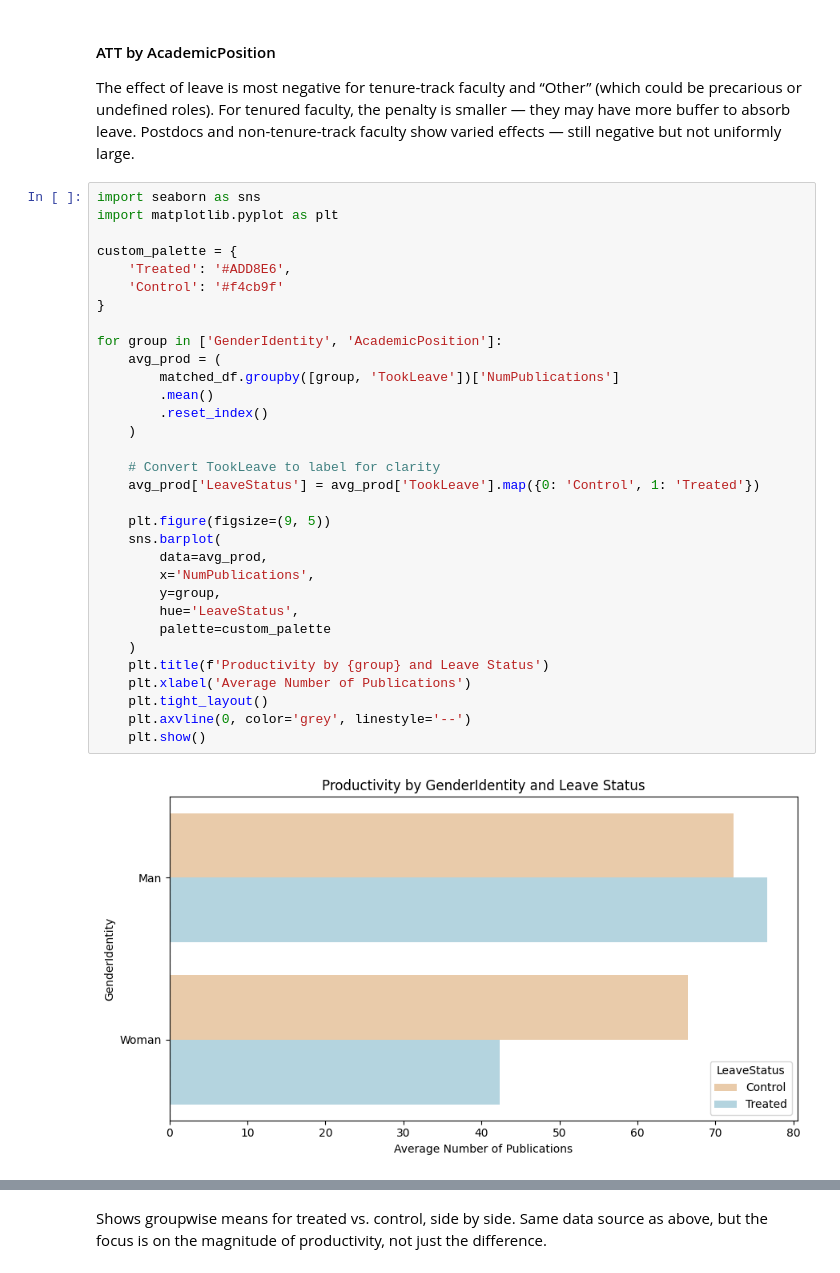
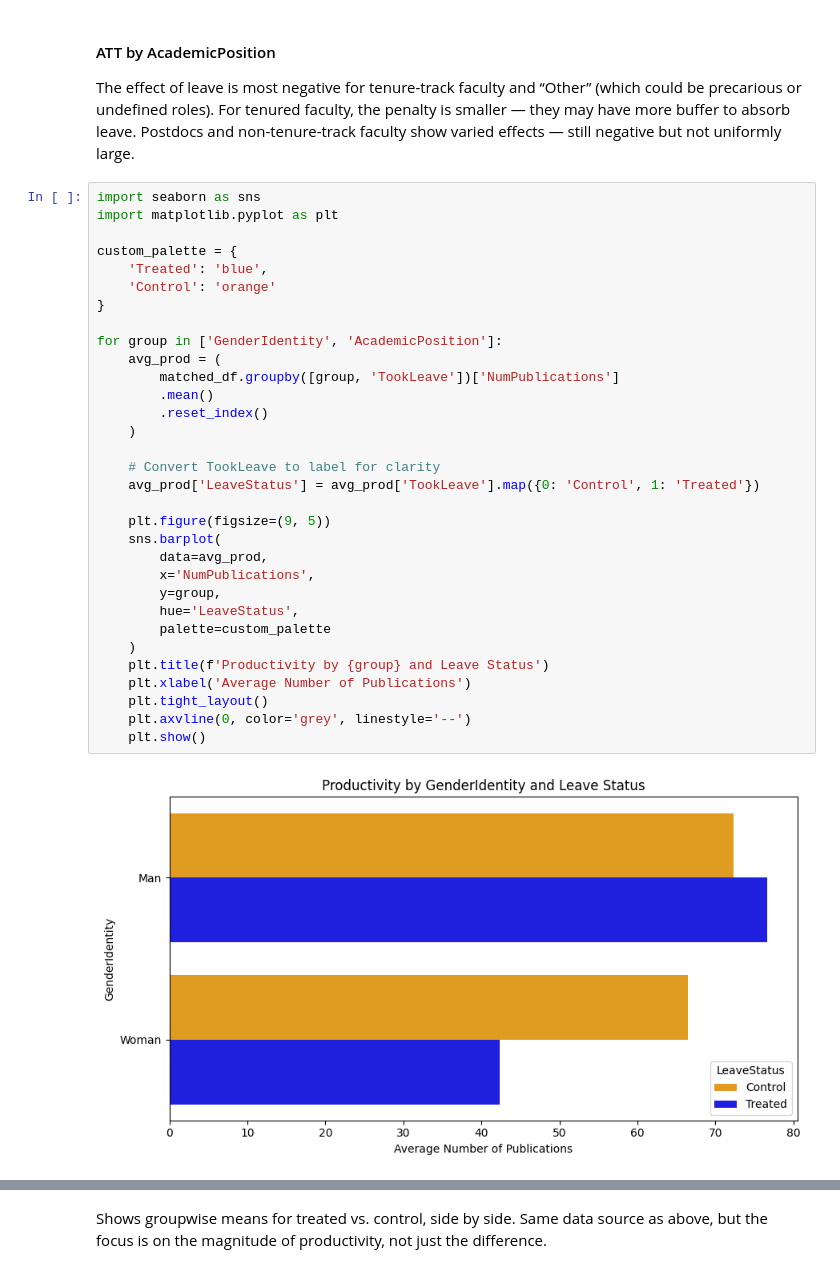
Before and after one commit to Ppandda/parenthood, a Jupyter notebook: parenthood_europe/notebooks/H1/H1.ipynb, the cells around one changed output, grey strips where cells are left out. Cells and saved outputs as stored; diff of their text form.

```diff
--- a/parenthood_europe/notebooks/H1/H1.ipynb
+++ b/parenthood_europe/notebooks/H1/H1.ipynb
@@ -597,33 +720,33 @@ Postdocs and non-tenure-track faculty show varied effects — still negative but
 import seaborn as sns
 import matplotlib.pyplot as plt
 
 custom_palette = {
-    'Treated': '#ADD8E6',
-    'Control': '#f4cb9f'
+    'Treated': 'blue',
+    'Control': 'orange'
 }
 
 for group in ['GenderIdentity', 'AcademicPosition']:
     avg_prod = (
         matched_df.groupby([group, 'TookLeave'])['NumPublications']
         .mean()
         .reset_index()
     )
 
     # Convert TookLeave to label for clarity
     avg_prod['LeaveStatus'] = avg_prod['TookLeave'].map({0: 'Control', 1: 'Treated'})
 
     plt.figure(figsize=(9, 5))
     sns.barplot(
         data=avg_prod,
         x='NumPublications',
         y=group,
         hue='LeaveStatus',
         palette=custom_palette
     )
     plt.title(f'Productivity by {group} and Leave Status')
     plt.xlabel('Average Number of Publications')
     plt.tight_layout()
     plt.axvline(0, color='grey', linestyle='--')
     plt.show()
 # %% [output]
-[figure, old version]
+[figure, new version]
```
Also changed, not shown: parts of 11 cells of this notebook, 24 other files.
